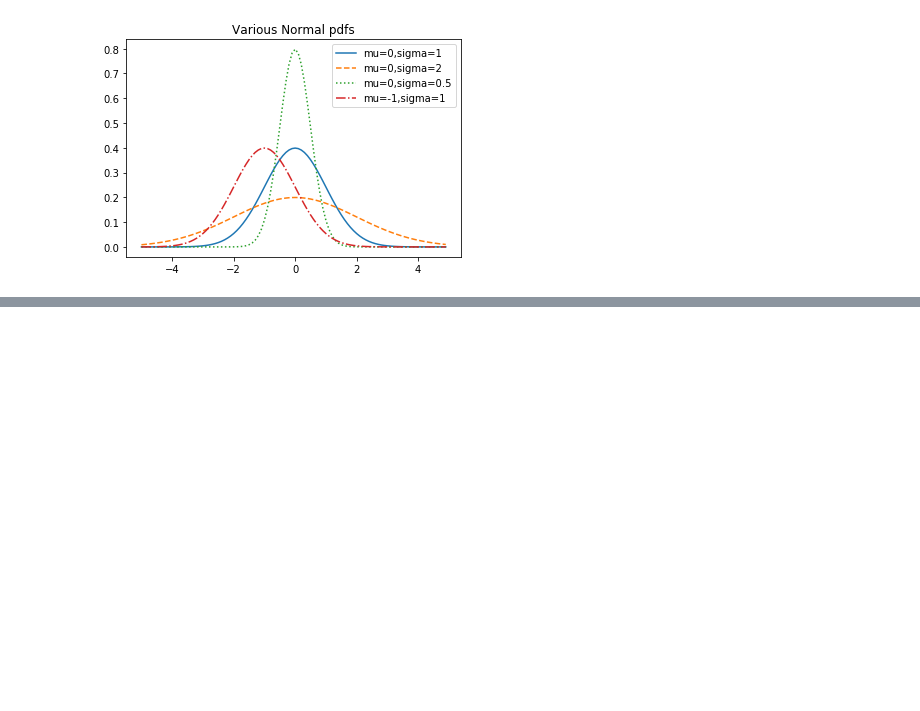
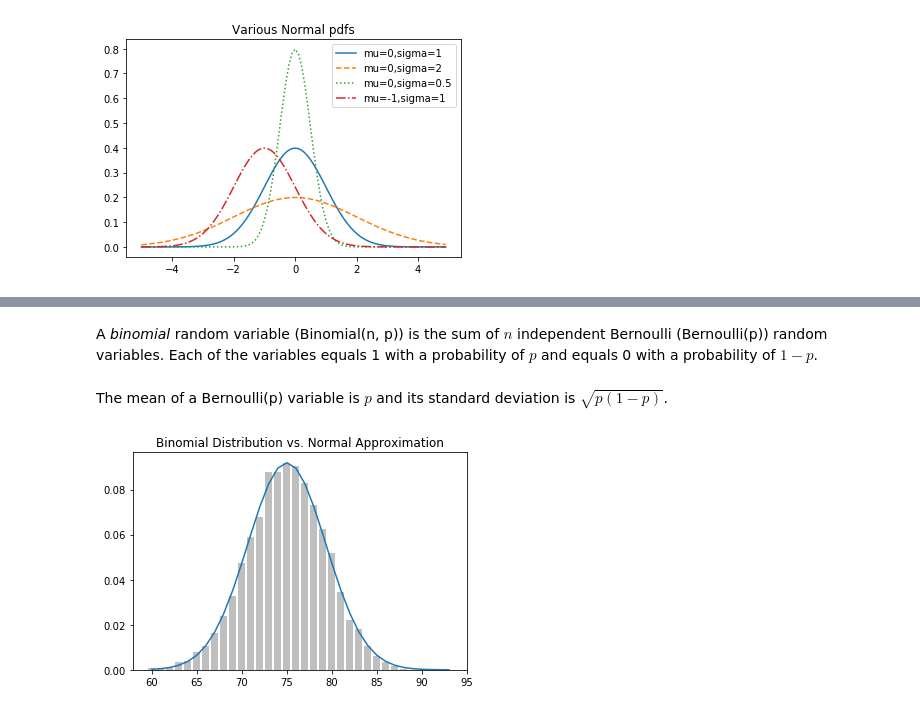
Before and after one commit to rvernagus/data-science-notebooks, a Jupyter notebook: Data Science From Scratch/6 - Probability.ipynb, the cells around one changed output, grey strips where cells are left out. Drawn from its saved outputs; the diff is of its cells as text; code cells hidden in the pictures; blank space fills up the shorter version.

Commit message:
Add Central Limit Theorem section to Probability

```diff
--- a/Data Science From Scratch/6 - Probability.ipynb
+++ b/Data Science From Scratch/6 - Probability.ipynb
@@ -91,0 +133,31 @@ plt.show()
+# %% [markdown]
+A _binomial_ random variable (Binomial(n, p)) is the sum of $n$ independent Bernoulli (Bernoulli(p)) random variables. Each of the variables equals 1 with a probability of $p$ and equals 0 with a probability of $1 - p$.
+# %%
+def bernoulli_trial(p):
+    return 1 if random.random() < p else 0
+
+def binomial(n, p):
+    return sum(bernoulli_trial(p) for _ in range(n))
+# %% [markdown]
+The mean of a Bernoulli(p) variable is $p$ and its standard deviation is $\sqrt{p(1 - p)}$.
+# %%
+def plot_binomial(p, n, num_points):
+    data = [binomial(n, p) for _ in range(num_points)]
+
+    histogram = Counter(data)
+    plt.bar([x - 0.04 for x in histogram.keys()],
+            [v / num_points for v in histogram.values()],
+           0.8,
+           color='0.75')
+
+    mu = p * n
+    sigma = math.sqrt(n * p * (1 - p))
+
+    xs = range(min(data), max(data) + 1)
+    ys = [normal_cdf(i + 0.5, mu, sigma) - normal_cdf(i - 0.5, mu, sigma) for i in xs]
+    plt.plot(xs, ys)
+    plt.title('Binomial Distribution vs. Normal Approximation')
+# %%
+plot_binomial(0.75, 100, 10000)
+# %% [output]
+[figure, added]
```
Also changed, not shown: parts of 6 cells of this notebook.
